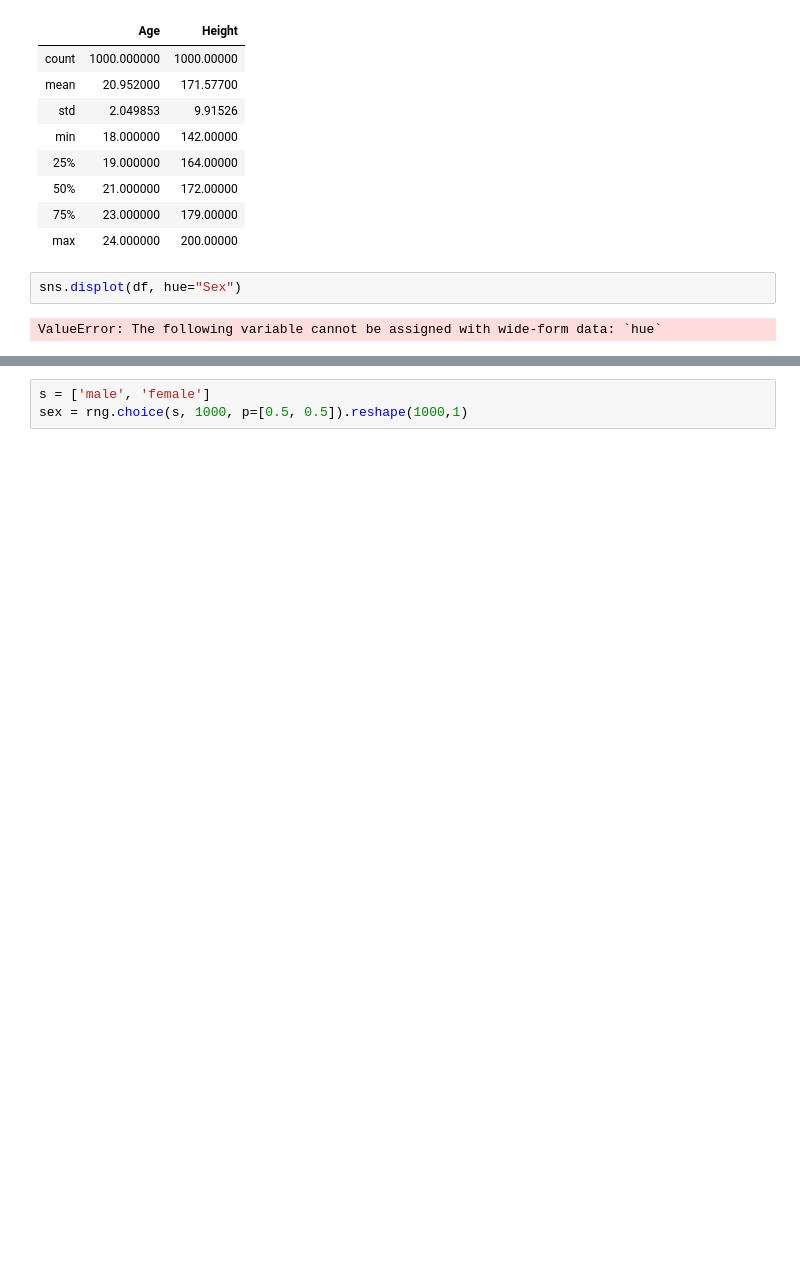
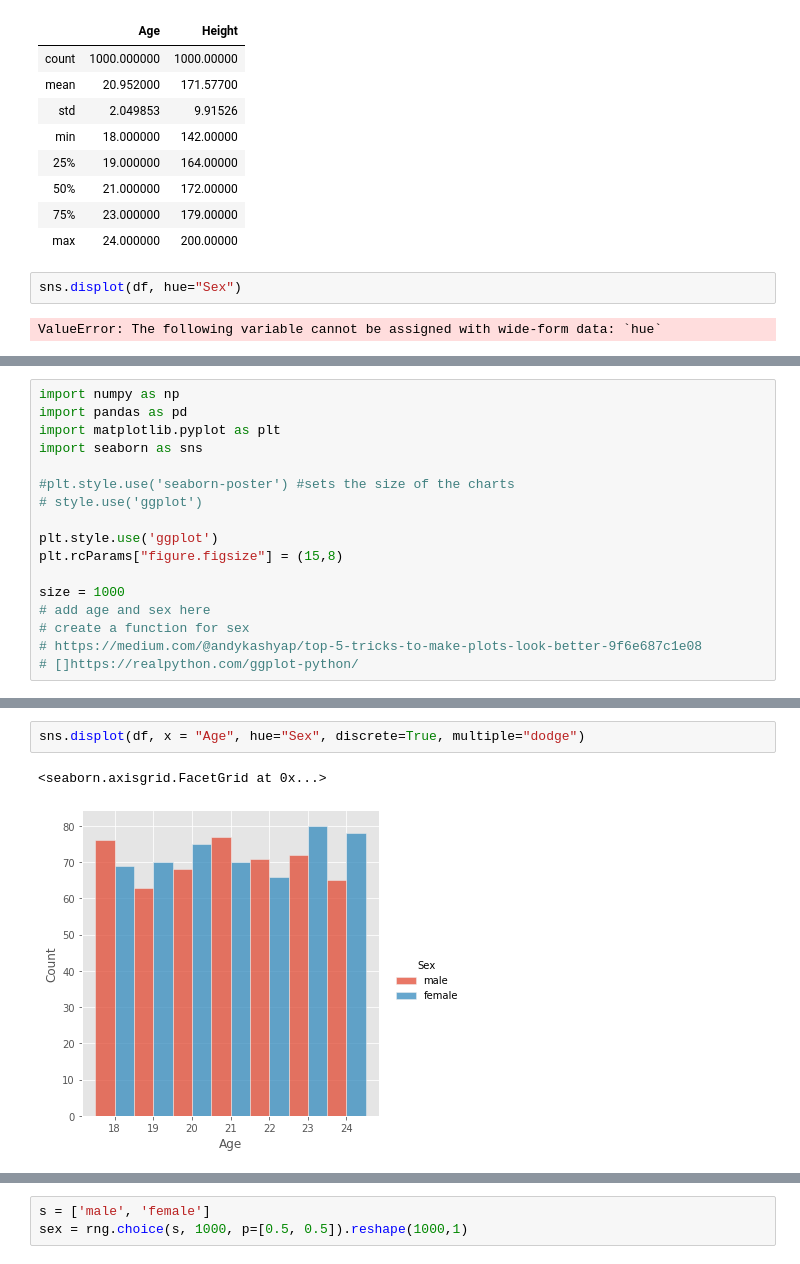
Before and after one commit to shaner1/ProgDA_Project_20, a Jupyter notebook: ProgDA_Project_2020.ipynb, the cells around one changed output, grey strips where cells are left out. Cells and saved outputs as stored; diff of their text form; blank space fills up the shorter version.

```diff
--- a/ProgDA_Project_2020.ipynb
+++ b/ProgDA_Project_2020.ipynb
@@ -344,0 +224,17 @@ ValueError: The following variable cannot be assigned with wide-form data: `hue`
+# %%
+import numpy as np
+import pandas as pd
+import matplotlib.pyplot as plt
+import seaborn as sns
+
+#plt.style.use('seaborn-poster') #sets the size of the charts
+# style.use('ggplot')
+
+plt.style.use('ggplot')
+plt.rcParams["figure.figsize"] = (15,8)
+
+size = 1000
+# add age and sex here
+# create a function for sex
+# https://medium.com/@andykashyap/top-5-tricks-to-make-plots-look-better-9f6e687c1e08
+# []https://realpython.com/ggplot-python/
@@ -344,0 +266,5 @@ ValueError: The following variable cannot be assigned with wide-form data: `hue`
+# %%
+sns.displot(df, x = "Age", hue="Sex", discrete=True, multiple="dodge")
+# %% [output]
+<seaborn.axisgrid.FacetGrid at 0x...>
+[figure, added]
```
Also changed, not shown: parts of 73 cells of this notebook.
